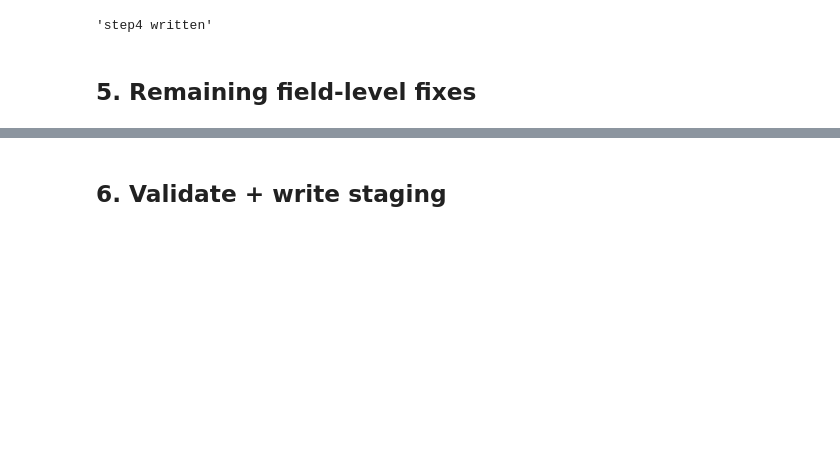
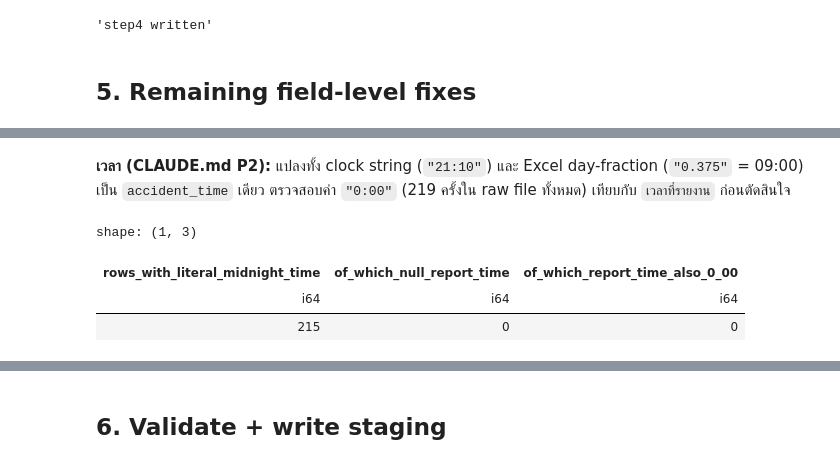
Before and after one commit to PhidPhew/car-insurance-accident-analysis, a Jupyter notebook: notebooks/02_data_cleaning.ipynb, the cells around one changed output, grey strips where cells are left out. Saved outputs shown, nothing was run; the diff lists cells and outputs as text; code cells hidden in the pictures; blank space fills up the shorter version.

```diff
--- a/notebooks/02_data_cleaning.ipynb
+++ b/notebooks/02_data_cleaning.ipynb
@@ -663,0 +713,20 @@ accidents_step4.write_parquet(settings.staging_dir / "accidents.parquet")
+# %% [markdown]
+**เวลา (CLAUDE.md P2):** แปลงทั้ง clock string (`"21:10"`) และ Excel day-fraction
+(`"0.375"` = 09:00) เป็น `accident_time` เดียว ตรวจสอบค่า `"0:00"` (219 ครั้งใน raw file
+ทั้งหมด) เทียบกับ `เวลาที่รายงาน` ก่อนตัดสินใจ
+# %%
+midnight_rows = accidents_geo.filter(pl.col("เวลา") == "0:00")
+pl.DataFrame(
+    {
+        "rows_with_literal_midnight_time": [midnight_rows.height],
+        "of_which_null_report_time": [midnight_rows.filter(pl.col("เวลาที่รายงาน").is_null()).height],
+        "of_which_report_time_also_0_00": [
+            midnight_rows.filter(pl.col("เวลาที่รายงาน") == "0:00").height
+        ],
+    }
+)
+# %% [output]
+shape: (1, 3)
+| rows_with_literal_midnight_time | of_which_null_report_time | of_which_report_time_also_0_00 |
+| i64 | i64 | i64 |
+| 215 | 0 | 0 |
```
Also changed, not shown: parts of 14 cells of this notebook, 2 other files.
